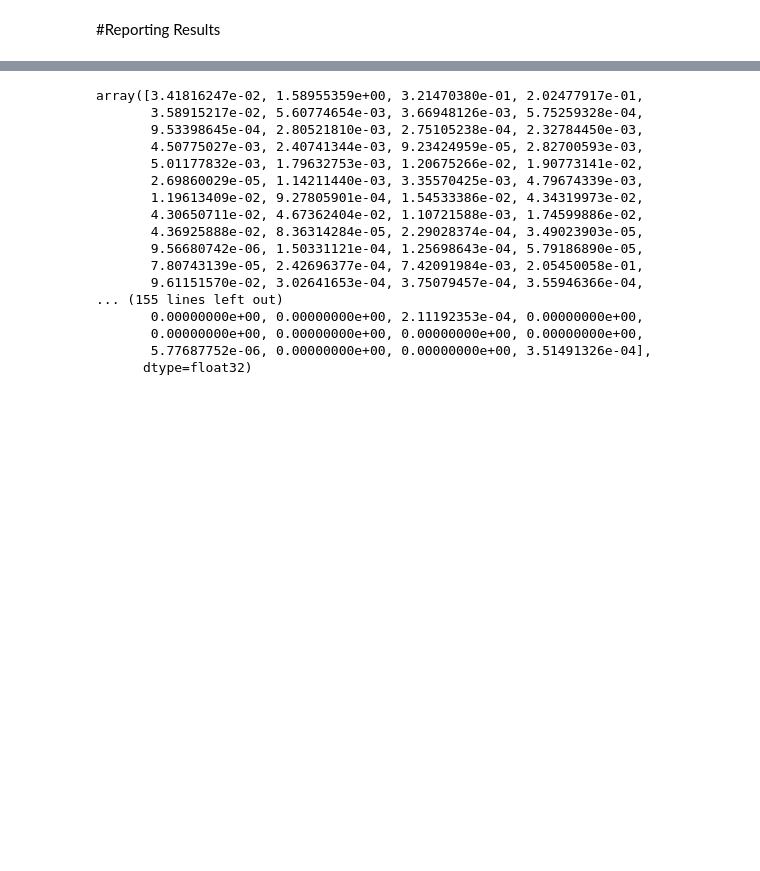
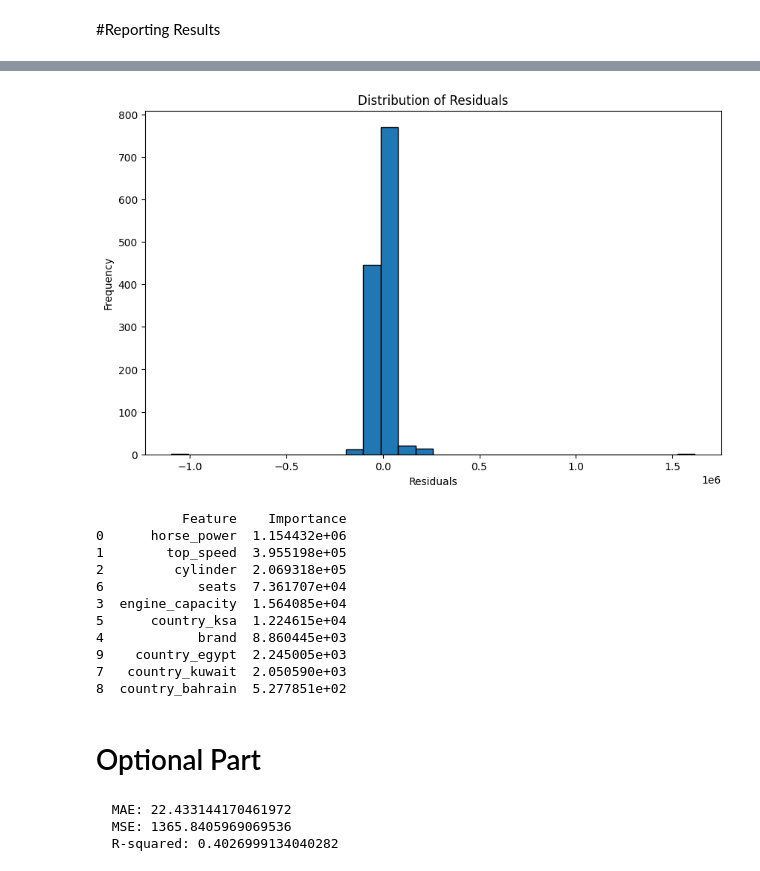
Before and after one commit to ghazicc/ML-Project2-Regression-Analysis-and-Model-Selection, a Jupyter notebook: notebook.ipynb, the cells around one changed output, grey strips where cells are left out. Saved outputs shown, nothing was run; the diff lists cells and outputs as text; code cells hidden in the pictures; blank space fills up the shorter version.

```diff
--- a/notebook.ipynb
+++ b/notebook.ipynb
@@ -424,28 +576,64 @@ WARNING:matplotlib.legend:No artists with labels found to put in legend.  Note t
+# %%
+# error distribution
+residuals = y_test - y_pred
+
+plt.figure(figsize=(10, 6))
+plt.hist(residuals, bins=30, edgecolor='black')
+plt.xlabel('Residuals')
+plt.ylabel('Frequency')
+plt.title('Distribution of Residuals')
+plt.show()
+# %% [output]
+[figure, added]
 # %%
 # 3. Get feature importances (absolute values of coefficients)
 feature_importances = np.abs(best_model.coef_)
 
 # 4. Create a DataFrame to display feature importances
-feature_importance_df = pd.DataFrame({'Feature': pf.drop('price', axis=1).columns, 'Importance': feature_importances})
+feature_importance_df = pd.DataFrame({'Feature': X_train_selected.columns, 'Importance': feature_importances})
 feature_importance_df = feature_importance_df.sort_values(by='Importance', ascending=False)
 
 # 5. Print or visualize the feature importances
 print(feature_importance_df)
 # %% [output]
-array([3.41816247e-02, 1.58955359e+00, 3.21470380e-01, 2.02477917e-01,
-       3.58915217e-02, 5.60774654e-03, 3.66948126e-03, 5.75259328e-04,
-       9.53398645e-04, 2.80521810e-03, 2.75105238e-04, 2.32784450e-03,
-       4.50775027e-03, 2.40741344e-03, 9.23424959e-05, 2.82700593e-03,
-       5.01177832e-03, 1.79632753e-03, 1.20675266e-02, 1.90773141e-02,
-       2.69860029e-05, 1.14211440e-03, 3.35570425e-03, 4.79674339e-03,
-       1.19613409e-02, 9.27805901e-04, 1.54533386e-02, 4.34319973e-02,
-       4.30650711e-02, 4.67362404e-02, 1.10721588e-03, 1.74599886e-02,
-       4.36925888e-02, 8.36314284e-05, 2.29028374e-04, 3.49023903e-05,
-       9.56680742e-06, 1.50331121e-04, 1.25698643e-04, 5.79186890e-05,
-       7.80743139e-05, 2.42696377e-04, 7.42091984e-03, 2.05450058e-01,
-       9.61151570e-02, 3.02641653e-04, 3.75079457e-04, 3.55946366e-04,
-... (155 lines left out)
-       0.00000000e+00, 0.00000000e+00, 2.11192353e-04, 0.00000000e+00,
-       0.00000000e+00, 0.00000000e+00, 0.00000000e+00, 0.00000000e+00,
-       5.77687752e-06, 0.00000000e+00, 0.00000000e+00, 3.51491326e-04],
-      dtype=float32)
+           Feature    Importance
+0      horse_power  1.154432e+06
+1        top_speed  3.955198e+05
+2         cylinder  2.069318e+05
+6            seats  7.361707e+04
+3  engine_capacity  1.564085e+04
+5      country_ksa  1.224615e+04
+4            brand  8.860445e+03
+9    country_egypt  2.245005e+03
+7   country_kuwait  2.050590e+03
+8  country_bahrain  5.277851e+02
+# %% [markdown]
+# Optional Part
+# %%
+
+# 1. Choose a new target variable
+new_target = 'top_speed'  # Replace with the actual column name from your dataset
+
+# 2. Prepare the data
+pf['top_speed'] = optional_target # since it's normalized
+X = pf.drop([new_target], axis=1) # Drop the old and the new target columns to avoid data leakage
+y = pf[new_target]
+
+# 3. Split the data
+X_train, X_test, y_train, y_test = train_test_split(X, y, test_size=0.2, random_state=58)
+
+# 4. Train the best model on the new target
+best_model.fit(X_train, y_train) # Assuming best_model is already defined and trained
+
+# 5. Evaluate the model
+y_pred = best_model.predict(X_test)
+
+
+# print scores of the model
+print(f"  MAE: {mean_absolute_error(y_test, y_pred)}")
+print(f"  MSE: {mean_squared_error(y_test, y_pred)}")
+print(f"  R-squared: {r2_score(y_test, y_pred)}")
+# %% [output]
+  MAE: 22.433144170461972
+  MSE: 1365.8405969069536
+  R-squared: 0.4026999134040282
```
Also changed, not shown: parts of 18 cells of this notebook.
